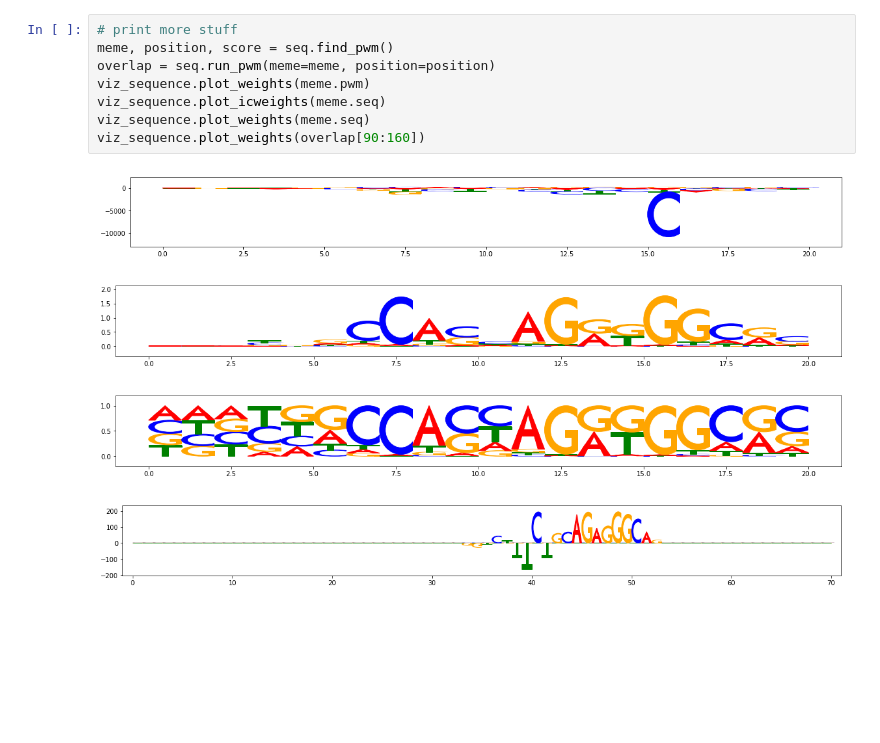
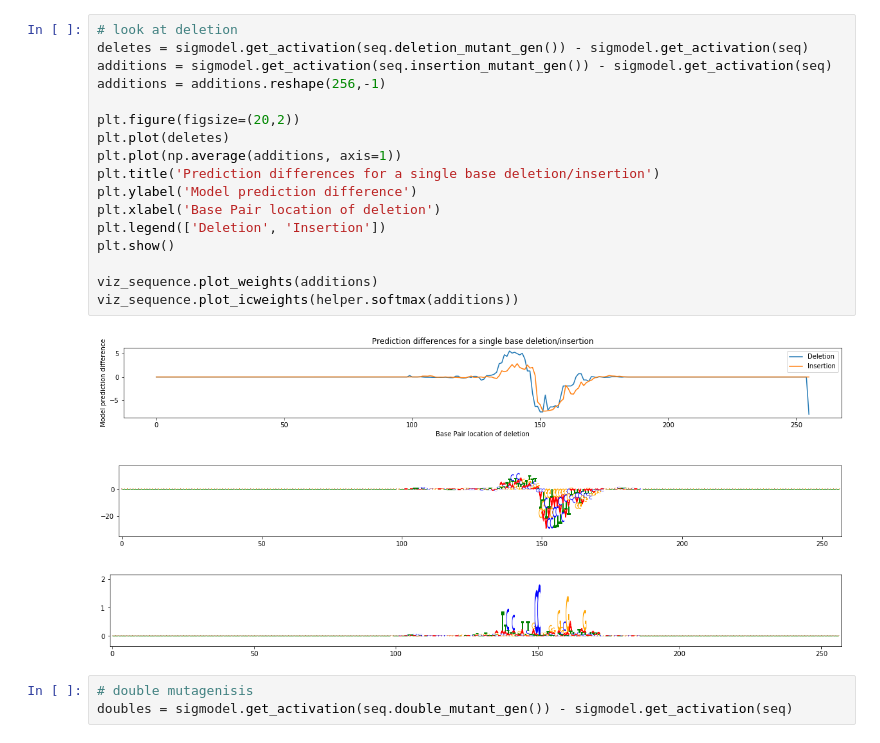
Before and after one commit to kal26/TF_Classifier, a Jupyter notebook: evaluation_tools/motifs.ipynb, the cells around one changed output. Cells and saved outputs as stored; diff of their text form; blank space fills up the shorter version.

```diff
--- a/evaluation_tools/motifs.ipynb
+++ b/evaluation_tools/motifs.ipynb
@@ -47,13 +53,24 @@ Information Content of Softmax prediction difference
-# %%
-# print more stuff
-meme, position, score = seq.find_pwm()
-overlap = seq.run_pwm(meme=meme, position=position)
-viz_sequence.plot_weights(meme.pwm)
-viz_sequence.plot_icweights(meme.seq)
-viz_sequence.plot_weights(meme.seq)
-viz_sequence.plot_weights(overlap[90:160])
-# %% [output]
-[figure, removed]
-[figure, removed]
-[figure, removed]
-[figure, removed]
+# %%
+# look at deletion
+deletes = sigmodel.get_activation(seq.deletion_mutant_gen()) - sigmodel.get_activation(seq)
+additions = sigmodel.get_activation(seq.insertion_mutant_gen()) - sigmodel.get_activation(seq)
+additions = additions.reshape(256,-1)
+
+plt.figure(figsize=(20,2))
+plt.plot(deletes)
+plt.plot(np.average(additions, axis=1))
+plt.title('Prediction differences for a single base deletion/insertion')
+plt.ylabel('Model prediction difference')
+plt.xlabel('Base Pair location of deletion')
+plt.legend(['Deletion', 'Insertion'])
+plt.show()
+
+viz_sequence.plot_weights(additions)
+viz_sequence.plot_icweights(helper.softmax(additions))
+# %% [output]
+[figure, added]
+[figure, added]
+[figure, added]
+# %%
+# double mutagenisis
+doubles = sigmodel.get_activation(seq.double_mutant_gen()) - sigmodel.get_activation(seq)
```
Also changed, not shown: parts of 6 cells of this notebook, 7 other files.
